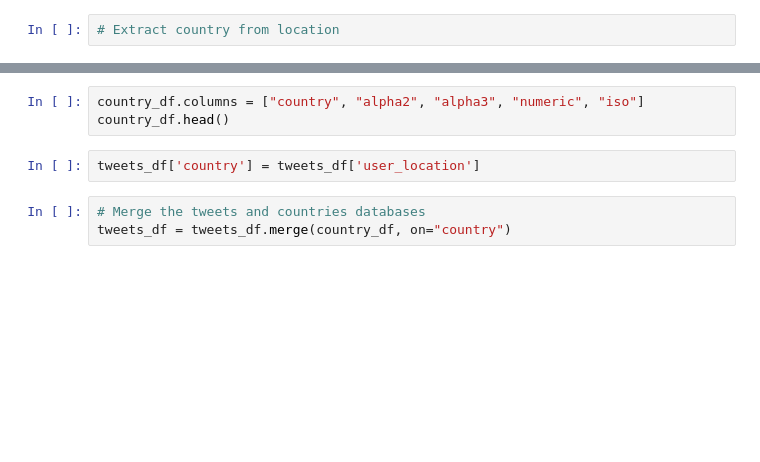
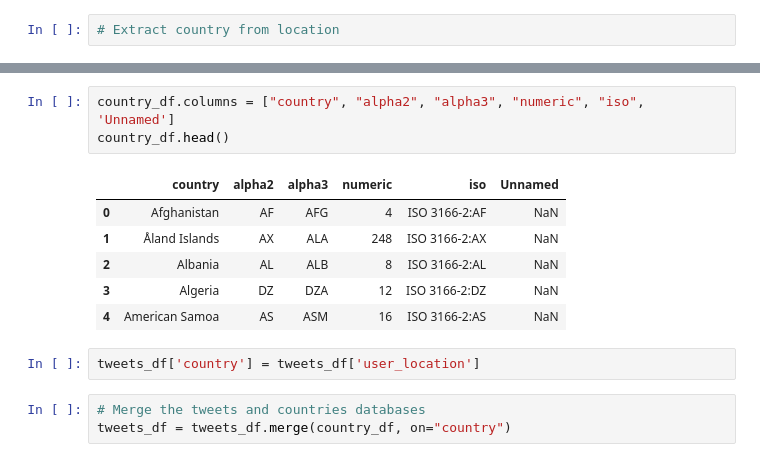
Before and after one commit to Joelcox518/butler-project3-groupb, a Jupyter notebook: C-19-tweets.ipynb, the cells around one changed output, grey strips where cells are left out. Saved outputs shown, nothing was run; the diff lists cells and outputs as text; blank space fills up the shorter version.

```diff
--- a/C-19-tweets.ipynb
+++ b/C-19-tweets.ipynb
@@ -211,6 +320,13 @@ country_df = pd.read_csv("../input/iso-country-codes-global/wikipedia-iso-countr
 # %%
-country_df.columns = ["country", "alpha2", "alpha3", "numeric", "iso"]
+country_df.columns = ["country", "alpha2", "alpha3", "numeric", "iso", 'Unnamed']
 country_df.head()
+# %% [output]
+|  | country | alpha2 | alpha3 | numeric | iso | Unnamed |
+| 0 | Afghanistan | AF | AFG | 4 | ISO 3166-2:AF | NaN |
+| 1 | Åland Islands | AX | ALA | 248 | ISO 3166-2:AX | NaN |
+| 2 | Albania | AL | ALB | 8 | ISO 3166-2:AL | NaN |
+| 3 | Algeria | DZ | DZA | 12 | ISO 3166-2:DZ | NaN |
+| 4 | American Samoa | AS | ASM | 16 | ISO 3166-2:AS | NaN |
 # %%
 tweets_df['country'] = tweets_df['user_location']
 # %%
```
Also changed, not shown: parts of 35 cells of this notebook, 1 other file.
